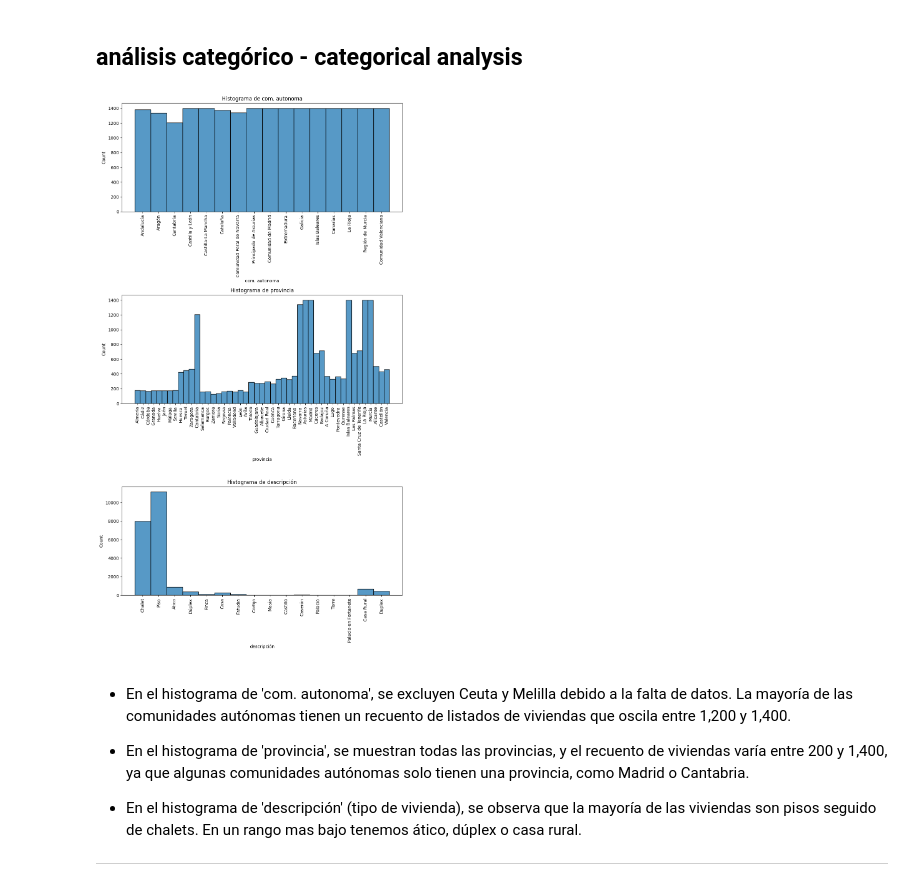
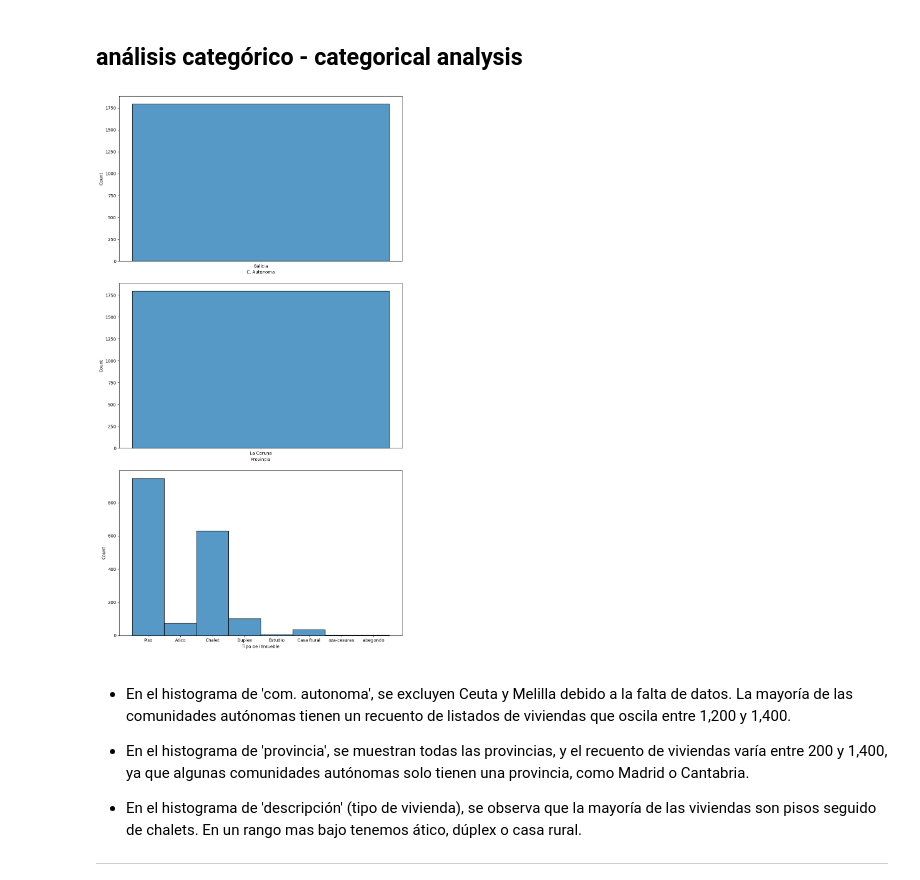
Before and after one commit to 4GeeksAcademy/028-PROYECTO_FINAL_VIVIENDAS-main-4geeks, a Jupyter notebook: src/PROVINCIAS/a_coruña_limpio_eda.ipynb, the cells around one changed output. Cells and saved outputs as stored; diff of their text form; code cells hidden in the pictures.

```diff
--- a/src/PROVINCIAS/a_coruña_limpio_eda.ipynb
+++ b/src/PROVINCIAS/a_coruña_limpio_eda.ipynb
@@ -83,0 +67,20 @@ No duplicates were found in the DataFrame.
+# %%
+import pandas as pd
+
+# Cargar el nuevo dataset
+dataframe = pd.read_csv(r'/workspaces/028-PROYECTO_FINAL_VIVIENDAS-main/src/PROVINCIAS/csv_limpio/a_coruña_limpio.csv')
+
+# Contar el número de filas antes de eliminar duplicados
+num_filas_antes = len(dataframe)
+
+# Eliminar duplicados
+dataframe_sin_duplicados = dataframe.drop_duplicates()
+
+# Contar el número de filas después de eliminar duplicados
+num_filas_despues = len(dataframe_sin_duplicados)
+
+# Verificar si se eliminaron duplicados
+if num_filas_antes > num_filas_despues:
+    print(f"Se eliminaron {num_filas_antes - num_filas_despues} duplicados.")
+else:
+    print("No se encontraron duplicados en el DataFrame.")
@@ -86,32 +99,22 @@ No duplicates were found in the DataFrame.
 # %%
 import matplotlib.pyplot as plt
 import seaborn as sns
 
-# Crear lienzo del gráfico
+# Crear lienzo del gráfico con 3 filas y 1 columna
 fig, axes = plt.subplots(3, 1, figsize=(10, 18))
 
-# Crear histograma para 'com. autonoma'
-sns.histplot(ax=axes[0], data=dataframe, x='com. autonoma')
-axes[0].tick_params(axis='x', rotation=90)
-axes[0].set_title('Histograma de com. autonoma')
-
-# Crear histograma para 'provincia'
-sns.histplot(ax=axes[1], data=dataframe, x='provincia')
-axes[1].tick_params(axis='x', rotation=90)
-axes[1].set_title('Histograma de provincia')
-
-# Crear histograma para 'descripción'
-sns.histplot(ax=axes[2], data=dataframe, x='descripción')
-axes[2].tick_params(axis='x', rotation=90)
-axes[2].set_title('Histograma de descripción')
+# Crear histogramas
+sns.histplot(ax=axes[0], data=dataframe, x='C. Autonoma')
+sns.histplot(ax=axes[1], data=dataframe, x='Provincia')
+sns.histplot(ax=axes[2], data=dataframe, x='Tipo de inmueble')
 
 # Ajustar diseño
-plt.tight_layout()
+plt.tight_layout(h_pad=2)  # Agregar espacio vertical entre subplots
 
 # Mostrar el gráfico
 plt.show()
 # %% [output]
-[figure, old version]
+[figure, new version]
 # %% [markdown]
 - En el histograma de 'com. autonoma', se excluyen Ceuta y Melilla debido a la falta de datos. La mayoría de las comunidades autónomas tienen un recuento de listados de viviendas que oscila entre 1,200 y 1,400.
 
```
Also changed, not shown: parts of 8 cells of this notebook, 26 other files.
